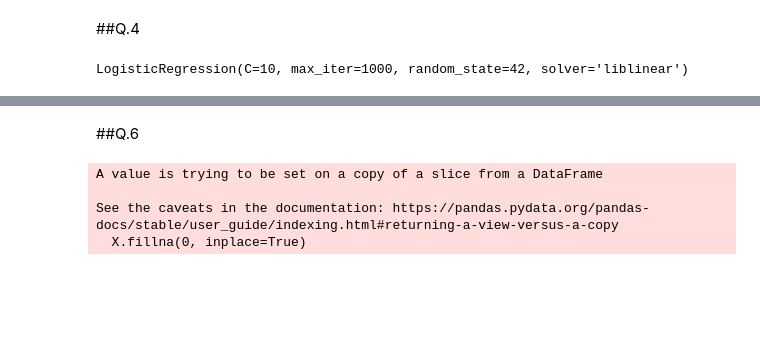
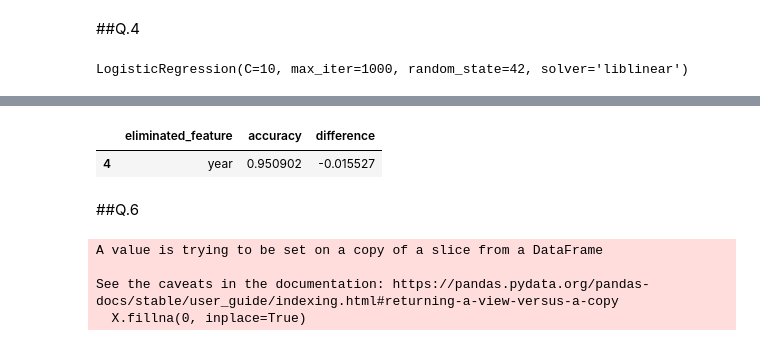
Before and after one commit to ozgeozge/ml_zoomcamp_2023, a Jupyter notebook: week 3/Week3_Hw3.ipynb, the cells around one changed output, grey strips where cells are left out. Cells and saved outputs as stored; diff of their text form; code cells hidden in the pictures; blank space fills up the shorter version.

```diff
--- a/week 3/Week3_Hw3.ipynb
+++ b/week 3/Week3_Hw3.ipynb
@@ -174,0 +209,3 @@ LogisticRegression(C=10, max_iter=1000, random_state=42, solver='liblinear')
+# %%
+y_pred= model.predict(X_val)
+accuracy = np.round(accuracy_score(y_val, y_pred),2)
@@ -186,4 +289,0 @@ y_val
-# %%
-y_pred= model.predict_proba(X_val)[:,1]
-churn_decision = (y_pred >0.5)
-(y_val.values==churn_decision).mean()
@@ -227,3 +348,9 @@ difference is is -0.0017037 excluding the feature city_mpg
+# %%
+min_diff = scores.difference.min()
+scores[scores.difference == min_diff]
+# %% [output]
+|  | eliminated_feature | accuracy | difference |
+| 4 | year | 0.950902 | -0.015527 |
 # %% [markdown]
 ##Q.6
 # %%
```
Also changed, not shown: parts of 24 cells of this notebook.
